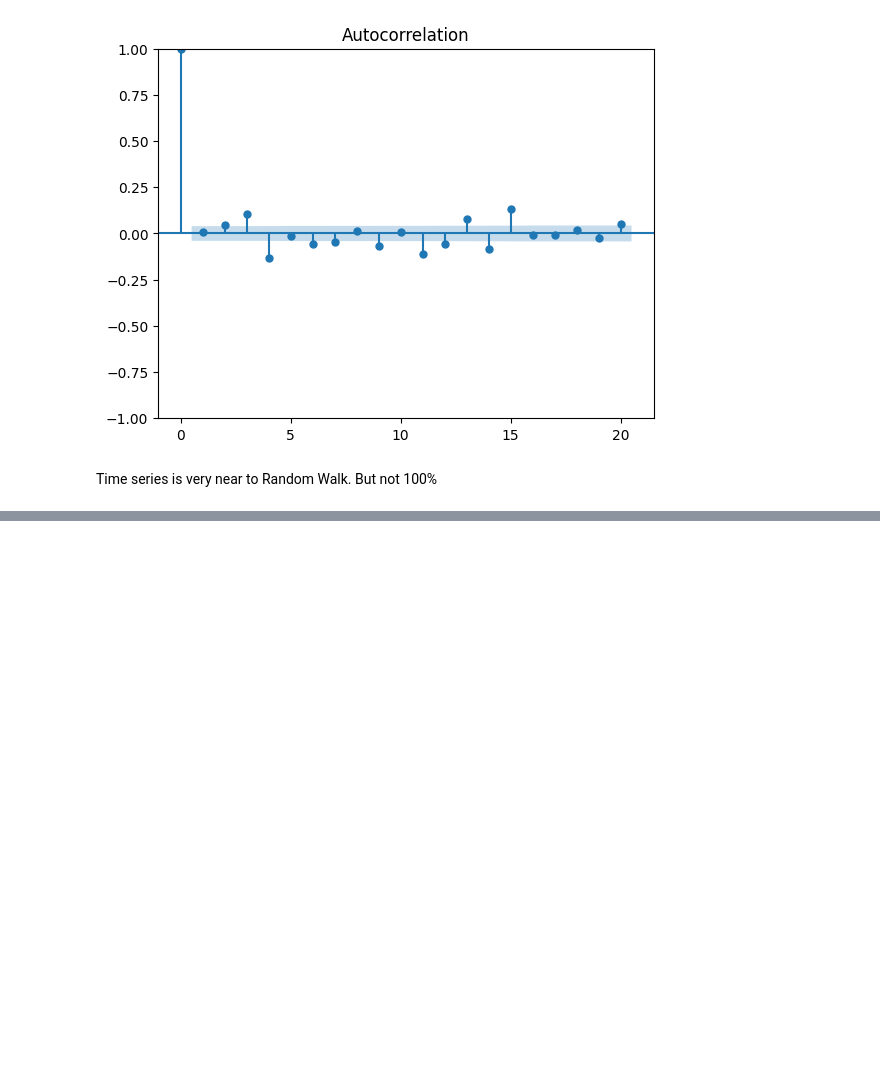
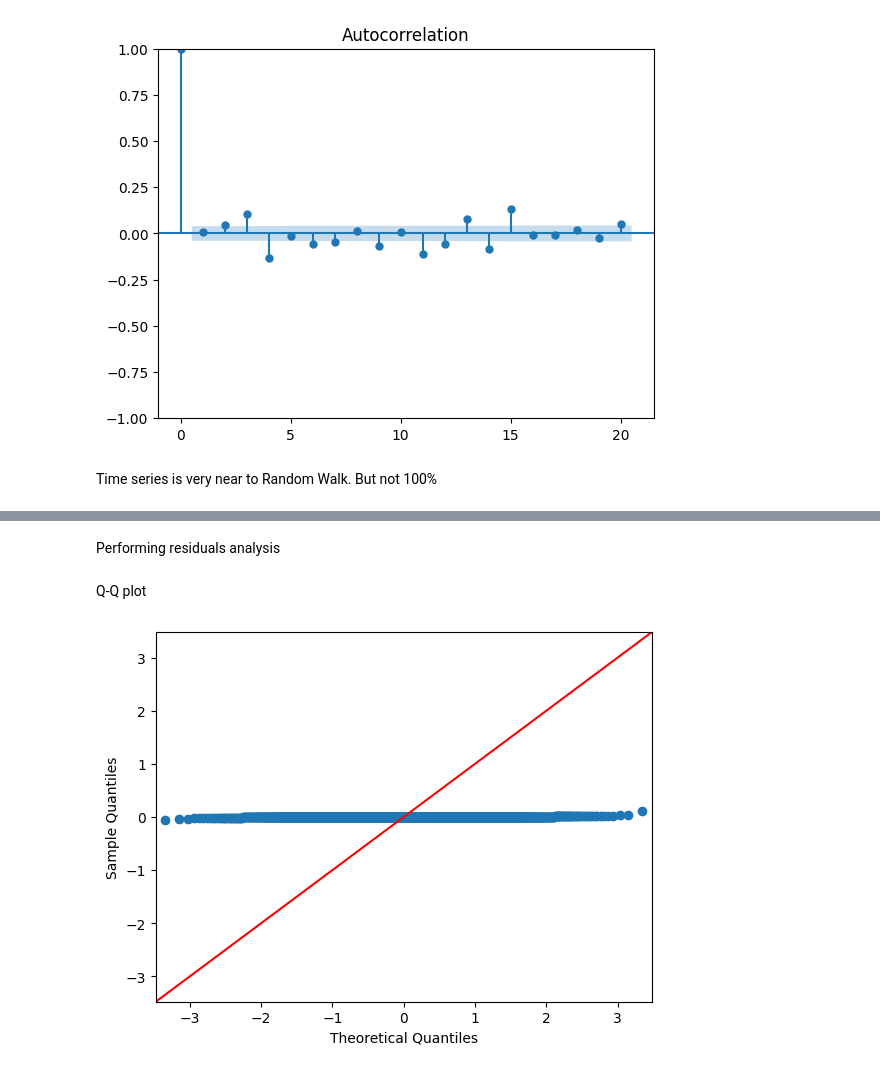
Before and after one commit to RasaraThathsarana/DS-Project, a Jupyter notebook: TRX_notebook.ipynb, the cells around one changed output, grey strips where cells are left out. Saved outputs shown, nothing was run; the diff lists cells and outputs as text; code cells hidden in the pictures; blank space fills up the shorter version.

```diff
--- a/TRX_notebook.ipynb
+++ b/TRX_notebook.ipynb
@@ -90,0 +163,14 @@ Time series is very near to Random Walk. But not 100%
+# %% [markdown]
+Performing residuals analysis
+# %% [markdown]
+Q-Q plot
+# %%
+model = SARIMAX(diff_price, order=(3, 0, 2), simple_differencing=False)
+model_fit = model.fit(disp=False)
+residuals = model_fit.resid
+# %%
+from statsmodels.graphics.gofplots import qqplot
+
+qqplot(residuals, line='45');
+# %% [output]
+[figure, added]
```
Also changed, not shown: parts of 19 cells of this notebook.
